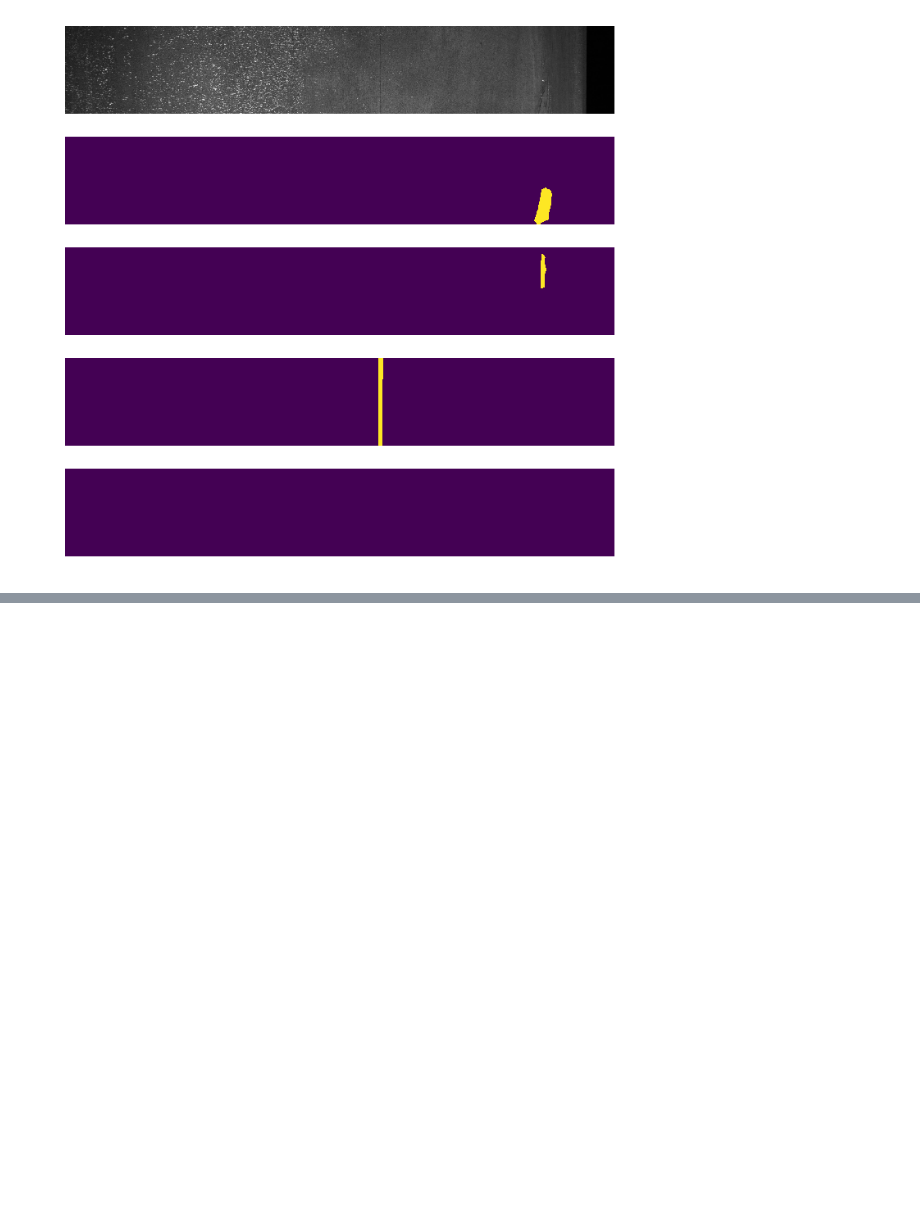
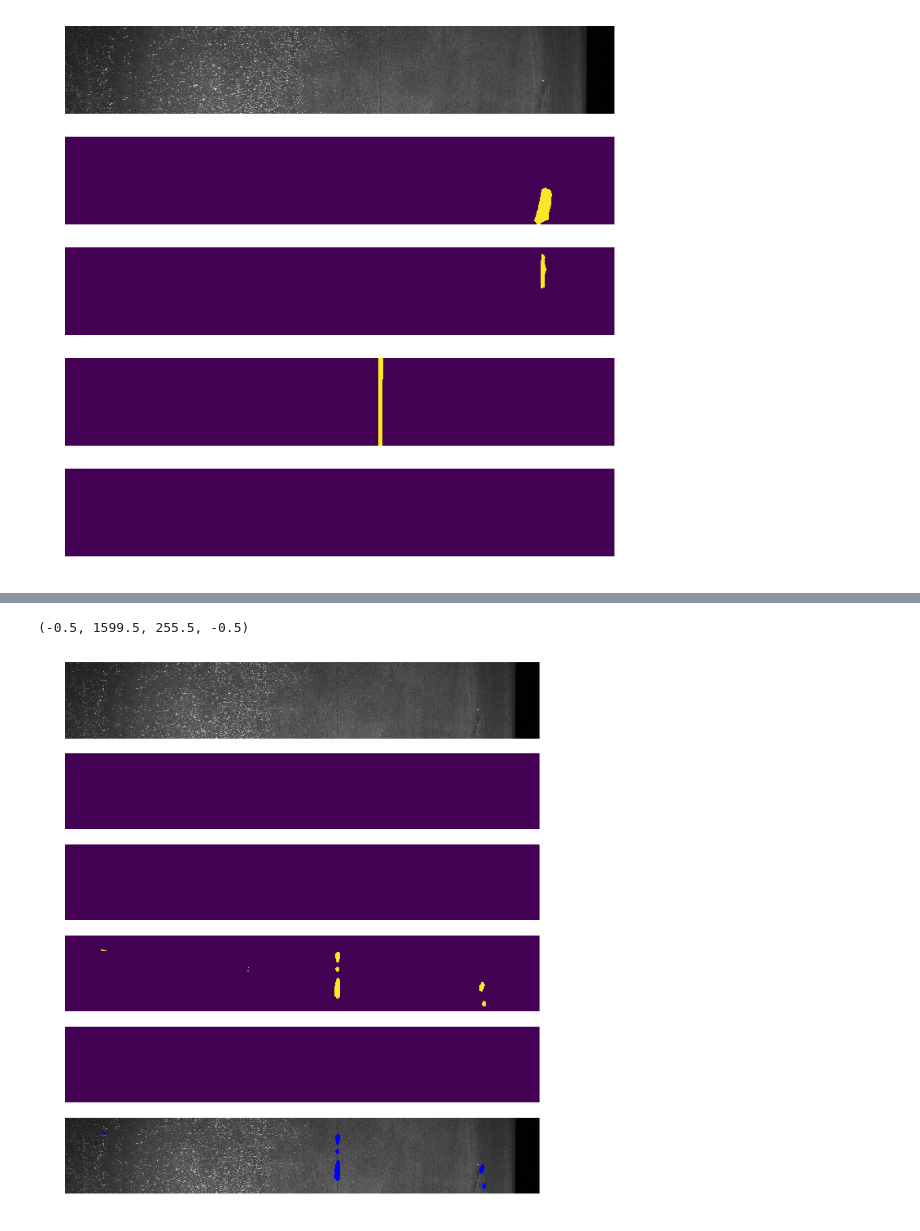
Before and after one commit to carlosezmz/Steel-Defects-Classification, a Jupyter notebook: Defect_Detection-Unet.ipynb, the cells around one changed output, grey strips where cells are left out. Saved outputs shown, nothing was run; the diff lists cells and outputs as text; code cells hidden in the pictures; blank space fills up the shorter version.

```diff
--- a/Defect_Detection-Unet.ipynb
+++ b/Defect_Detection-Unet.ipynb
@@ -376,0 +503,7 @@ test_images.shape
+# %%
+train_unique = train_df['ImageId'].unique()
+# %%
+for i in range(0,len(train_unique)):
+    def_draw(train_unique[i],train_pred_daf,'train_images/','train_pred_images/')
+    if i%500 == 0:
+        print(i)
@@ -376,0 +525,2 @@ test_images.shape
+# %%
+train_imgs_df = pd.DataFrame(train_df['ImageId'].unique(), columns=['ImageId'])
@@ -376,0 +576,27 @@ test_images.shape
+# %%
+train_pred_daf = pd.concat(train_pred_df)
+train_pred_daf.to_csv('submission_train_pred.csv', index=False)
+# %%
+sample_filename = 'db4867ee8.jpg'
+sample_image_df = train_pred_daf[train_pred_daf['ImageId'] == sample_filename]
+sample_path = f"train_images/{sample_image_df['ImageId'].iloc[0]}"
+sample_img = cv2.imread(sample_path)
+sample_rles = sample_image_df['EncodedPixels'].values
+sample_masks = build_masks(sample_rles, input_shape=(256, 1600))
+
+fig, axs = plt.subplots(6, figsize=(12, 12))
+axs[0].imshow(sample_img)
+axs[0].axis('off')
+
+for i in range(4):
+    axs[i+1].imshow(sample_masks[:, :, i])
+    axs[i+1].axis('off')
+    for r in range(0,sample_masks.shape[0]):
+        for c in range(0,sample_masks.shape[1]):
+            if(sample_masks[r,c,i] > 0):
+                sample_img[r,c,:] = colors[i,:]
+axs[5].imshow(sample_img)
+axs[5].axis('off')
+# %% [output]
+(-0.5, 1599.5, 255.5, -0.5)
+[figure, added]
```
Also changed, not shown: parts of 26 cells of this notebook.
